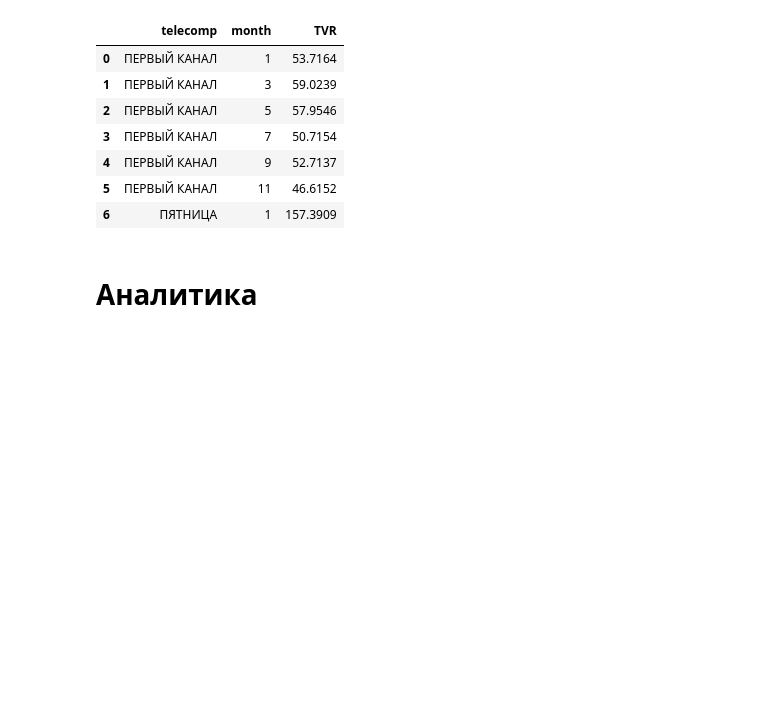
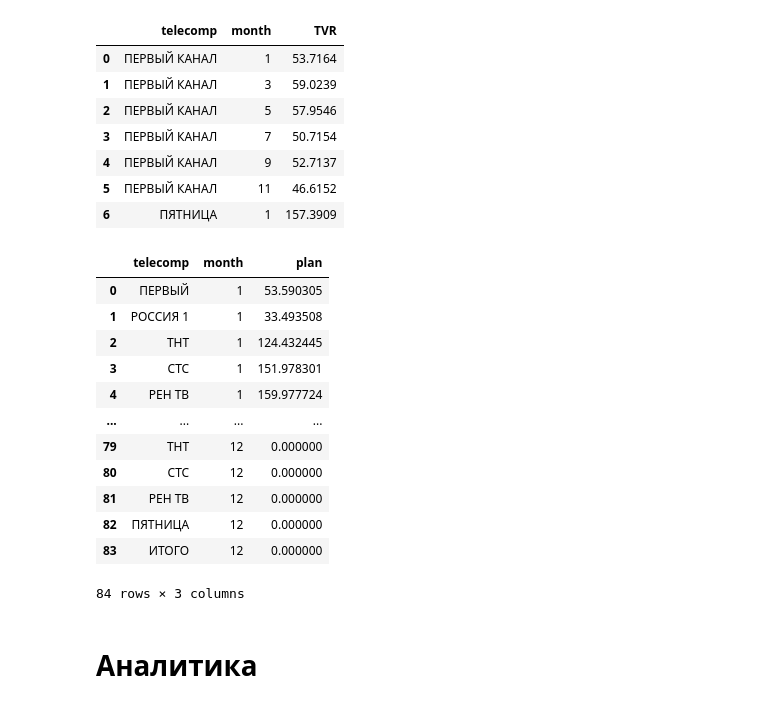
Before and after one commit to Nick2201/TRP_rate_system, a Jupyter notebook: TRP_rate_system/src/data_show.ipynb, the cells around one changed output. Saved outputs shown, nothing was run; the diff lists cells and outputs as text; code cells hidden in the pictures; blank space fills up the shorter version.

```diff
--- a/TRP_rate_system/src/data_show.ipynb
+++ b/TRP_rate_system/src/data_show.ipynb
@@ -128,6 +41,22 @@ melted_df1 = pd.melt(df_trp, id_vars='telecomp', var_name='month', value_name='p
 melted_df1['telecomp'] = melted_df1['telecomp'].str.upper()
 
 melted_df1 = melted_df1.query('month !="Все месяцы"')
+# %%
+melted_df1
+# %% [output]
+|  | telecomp | month | plan |
+| 0 | ПЕРВЫЙ | 1 | 53.590305 |
+| 1 | РОССИЯ 1 | 1 | 33.493508 |
+| 2 | ТНТ | 1 | 124.432445 |
+| 3 | СТС | 1 | 151.978301 |
+| 4 | РЕН ТВ | 1 | 159.977724 |
+| ... | ... | ... | ... |
+| 79 | ТНТ | 12 | 0.000000 |
+| 80 | СТС | 12 | 0.000000 |
+| 81 | РЕН ТВ | 12 | 0.000000 |
+| 82 | ПЯТНИЦА | 12 | 0.000000 |
+| 83 | ИТОГО | 12 | 0.000000 |
+84 rows × 3 columns
 # %% [markdown]
 # Аналитика
 # %% [markdown]
```
Also changed, not shown: parts of 22 cells of this notebook.
